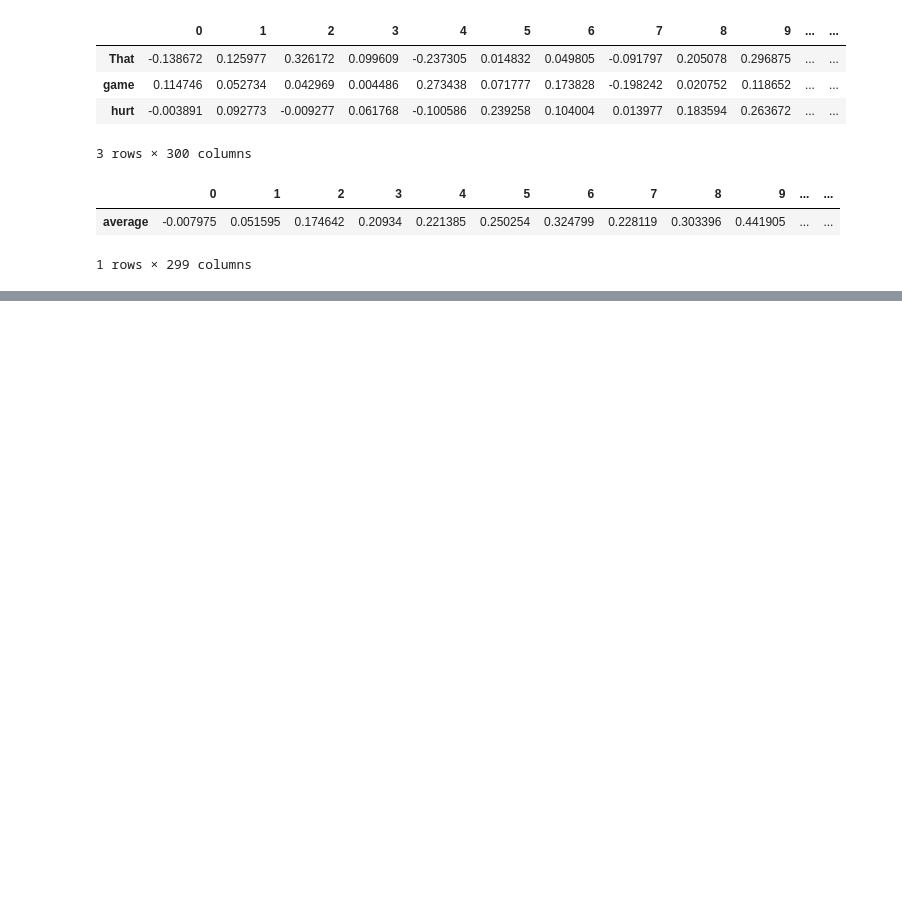
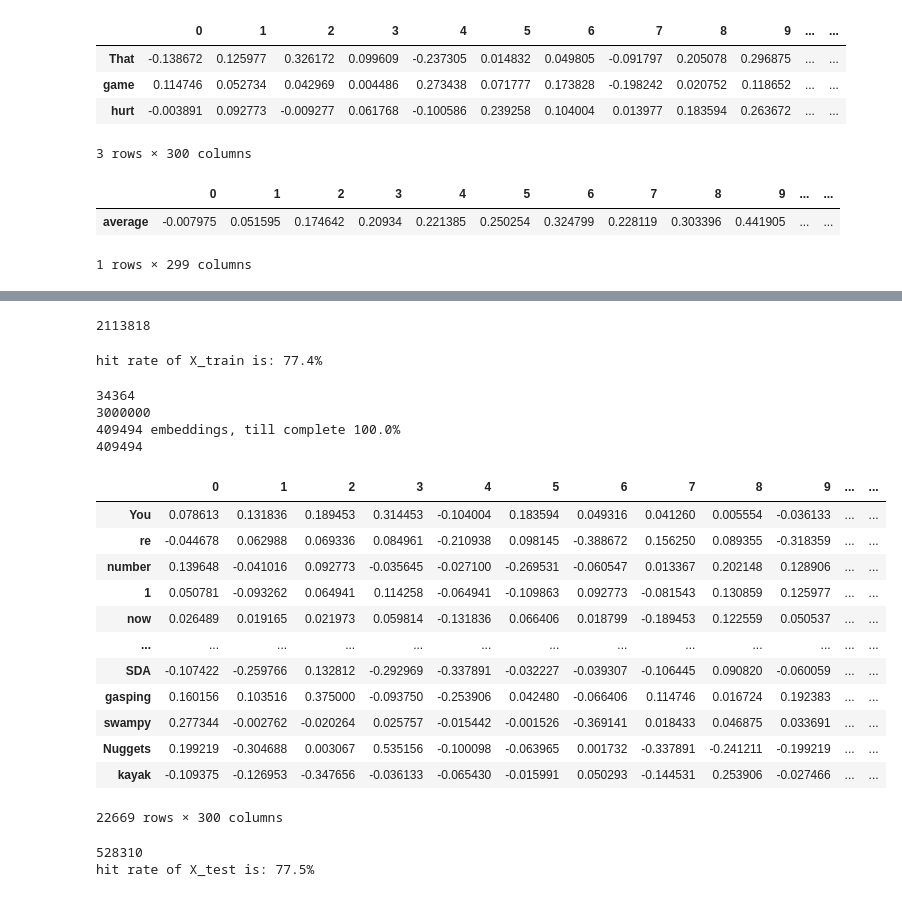
Before and after one commit to Qiantongzhou/comp472_2022_fall_A1, a Jupyter notebook: solution.ipynb, the cells around one changed output, grey strips where cells are left out. Cells and saved outputs as stored; diff of their text form; code cells hidden in the pictures; blank space fills up the shorter version.

```diff
--- a/solution.ipynb
+++ b/solution.ipynb
@@ -352,0 +395,65 @@ df.T.head()
+# %%
+count_total=0
+for words1 in X_train:
+    for word1 in words1:
+        count_total+=1
+
+print()
+print(count_total)
+# %% [output]
+2113818
+# %%
+print('hit rate of X_train is: {:0.1%}'.format(len(vecter_list)/count_total))
+# %% [output]
+hit rate of X_train is: 77.4%
+# %%
+print(len(X_test))
+vocab=wordvec2model.index_to_key
+print(len(vocab))
+count=0
+vecter_list=[]
+word_filtered_list=[]
+lens=len(X_test)
+for words in X_test:
+    count+=1
+    print("search embeddings, till complete {:0.1%}".format(count/lens),end='\r')
+    for word in words:
+        if word in vocab:
+            vecter_list.append(wordvec2model[word])
+            word_filtered_list.append(word)
+print(len(word_filtered_list))
+print(len(vecter_list))
+word_vec= zip(word_filtered_list,vecter_list)
+dict_tokens=dict(word_vec)
+df=pd.DataFrame.from_dict(dict_tokens,orient='index')
+df.head(len(dict_tokens))
+# %% [output]
+34364
+3000000
+409494 embeddings, till complete 100.0%
+409494
+|  | 0 | 1 | 2 | 3 | 4 | 5 | 6 | 7 | 8 | 9 | ... | ... |
+| You | 0.078613 | 0.131836 | 0.189453 | 0.314453 | -0.104004 | 0.183594 | 0.049316 | 0.041260 | 0.005554 | -0.036133 | ... | ... |
+| re | -0.044678 | 0.062988 | 0.069336 | 0.084961 | -0.210938 | 0.098145 | -0.388672 | 0.156250 | 0.089355 | -0.318359 | ... | ... |
+| number | 0.139648 | -0.041016 | 0.092773 | -0.035645 | -0.027100 | -0.269531 | -0.060547 | 0.013367 | 0.202148 | 0.128906 | ... | ... |
+| 1 | 0.050781 | -0.093262 | 0.064941 | 0.114258 | -0.064941 | -0.109863 | 0.092773 | -0.081543 | 0.130859 | 0.125977 | ... | ... |
+| now | 0.026489 | 0.019165 | 0.021973 | 0.059814 | -0.131836 | 0.066406 | 0.018799 | -0.189453 | 0.122559 | 0.050537 | ... | ... |
+| ... | ... | ... | ... | ... | ... | ... | ... | ... | ... | ... | ... | ... |
+| SDA | -0.107422 | -0.259766 | 0.132812 | -0.292969 | -0.337891 | -0.032227 | -0.039307 | -0.106445 | 0.090820 | -0.060059 | ... | ... |
+| gasping | 0.160156 | 0.103516 | 0.375000 | -0.093750 | -0.253906 | 0.042480 | -0.066406 | 0.114746 | 0.016724 | 0.192383 | ... | ... |
+| swampy | 0.277344 | -0.002762 | -0.020264 | 0.025757 | -0.015442 | -0.001526 | -0.369141 | 0.018433 | 0.046875 | 0.033691 | ... | ... |
+| Nuggets | 0.199219 | -0.304688 | 0.003067 | 0.535156 | -0.100098 | -0.063965 | 0.001732 | -0.337891 | -0.241211 | -0.199219 | ... | ... |
+| kayak | -0.109375 | -0.126953 | -0.347656 | -0.036133 | -0.065430 | -0.015991 | 0.050293 | -0.144531 | 0.253906 | -0.027466 | ... | ... |
+22669 rows × 300 columns
+# %%
+count_tota2=0
+for words2 in X_test:
+    for word2 in words2:
+        count_tota2+=1
+
+print()
+print(count_tota2)
+print('hit rate of X_test is: {:0.1%}'.format(len(vecter_list)/count_tota2))
+# %% [output]
+528310
+hit rate of X_test is: 77.5%
```
Also changed, not shown: parts of 3 cells of this notebook.
